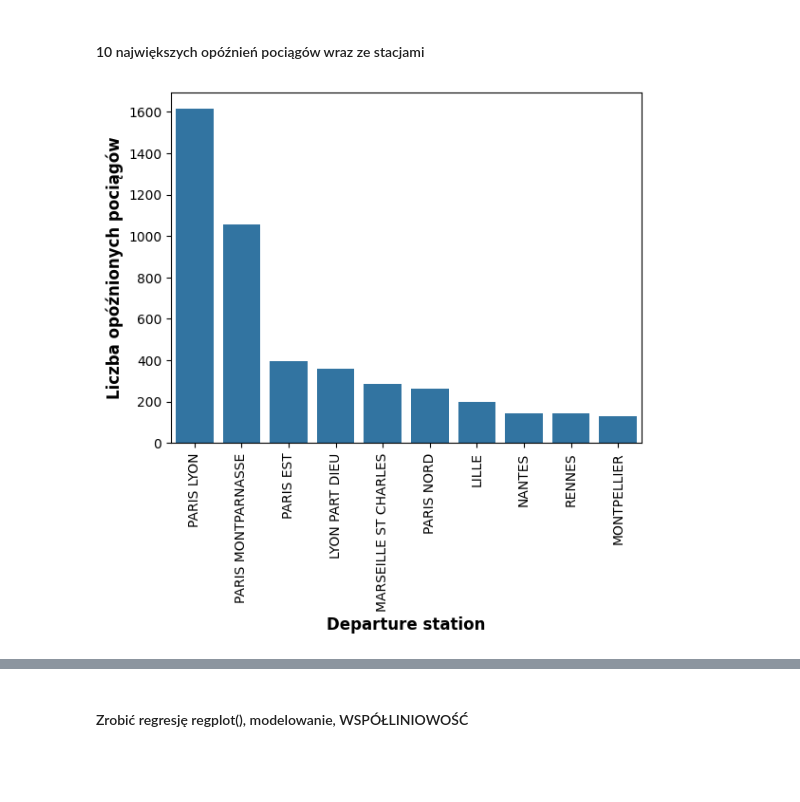
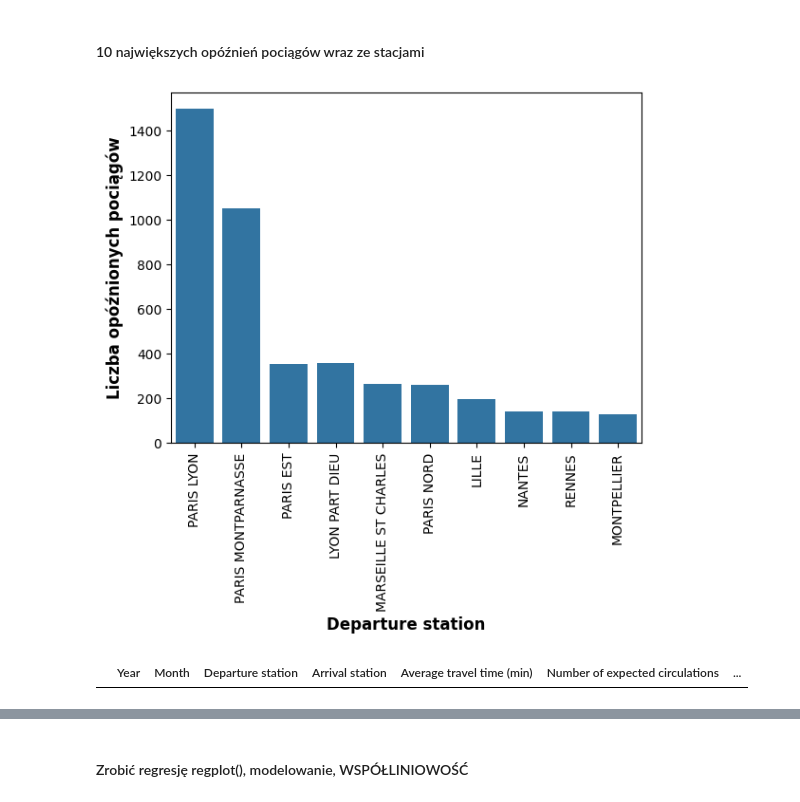
Before and after one commit to infoshareacademy/grupa_BKMMZ, a Jupyter notebook: Python/trains_notebook.ipynb, the cells around one changed output, grey strips where cells are left out. Saved outputs shown, nothing was run; the diff lists cells and outputs as text; code cells hidden in the pictures; blank space fills up the shorter version.

```diff
--- a/Python/trains_notebook.ipynb
+++ b/Python/trains_notebook.ipynb
@@ -50,4 +41,2 @@ df.head()
 # %% [markdown]
 #### Usunięcie 2 kolumn
-# %%
-df.drop(['Comment_(optional)_delays_at_departure', 'Comment_(optional)_delays_on_arrival'], axis=1, inplace=True)
@@ -93,0 +43,2 @@ Comment_(optional)_delays_at_departure
+# %%
+df_clean.drop(columns= ['Comment (optional) delays at departure', 'Comment (optional) delays on arrival'], inplace= True)
@@ -93,0 +67,4 @@ Comment_(optional)_delays_at_departure
+# %%
+col_to_drop = dc.drop_treshold(df_clean)
+
+df_clean.dropna(subset = col_to_drop, inplace = True)
@@ -119,13 +116,17 @@ df.describe()
 # %%
 colors = random.sample(sns.color_palette("husl", 10), 10)
 
-sns.countplot(data = df, x = "Departure station", order = df['Departure station'].value_counts().index[:10], legend=False)
+sns.countplot(data = df_clean, x = "Departure station", order = df['Departure station'].value_counts().index[:10], legend=False)
 
 plt.ylabel("Liczba opóźnionych pociągów", fontweight = "bold", fontsize = 12)
 plt.xlabel("Departure station", fontweight = "bold", fontsize = 12)
 plt.xticks(rotation = 90,)
 plt.show()
 # %% [output]
-[figure, old version]
+[figure, new version]
+# %%
+df_clean[df_clean['% trains late due to external causes (weather, obstacles, suspicious packages, malevolence, social movements, etc.)'] == 'External Causes']
+# %% [output]
+|  | Year | Month | Departure station | Arrival station | Average travel time (min) | Number of expected circulations | ... |
 # %%
 column_al = {
```
Also changed, not shown: parts of 38 cells of this notebook, 1 other file.
